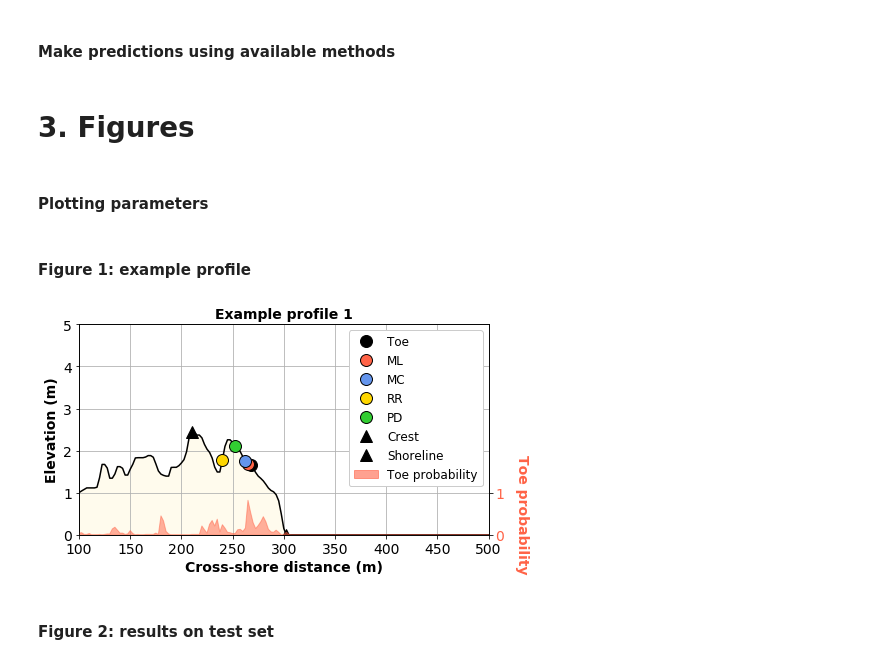
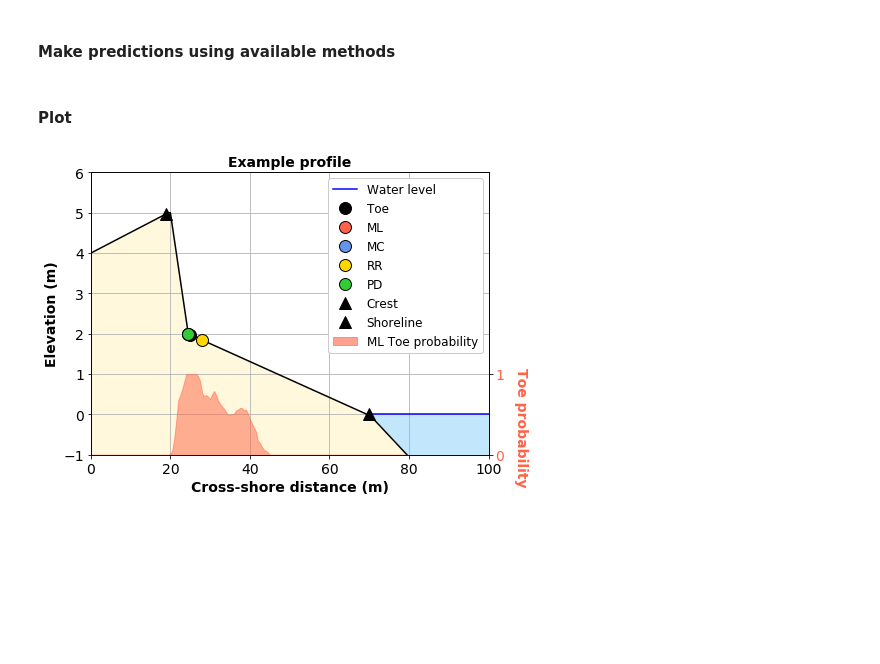
Before and after one commit to TomasBeuzen/pybeach, a Jupyter notebook: example.ipynb, the cells around one changed output. Cells and saved outputs as stored; diff of their text form; code cells hidden in the pictures; blank space fills up the shorter version.

```diff
--- a/example.ipynb
+++ b/example.ipynb
@@ -60,9 +23,10 @@ with open('pydune/classifiers/barrier_island_clf.joblib', 'wb') as f:
+# %%
+x = np.arange(0, 80, 0.5)
+z = np.concatenate((np.linspace(4, 5, 40),
+                    np.linspace(5, 2, 10),
+                    np.linspace(2, 0, 91)[1:],
+                    np.linspace(0, -1, 20)))
+
+toe = np.array([50])
 # %% [markdown]
 #### Instantiate `profile` class
-# %%
-# Load data
-with open('data/SR04_test.pkl', 'rb') as f:
-    SR04_data = pickle.load(f)
-x, z, toe = SR04_data['x'], SR04_data['z'], SR04_data['toe']
-# Instantiate class
-p = Profile(x, z)
@@ -70,16 +36,14 @@ p = Profile(x, z)
 #### Make predictions using available methods
 # %%
 # Make predictions
-toe_ml, prob_ml = p.predict_dunetoe_ml('SR04_train_clf')
+toe_ml, prob_ml = p.predict_dunetoe_ml('wave_embayed_clf')
 toe_mc = p.predict_dunetoe_mc()
-toe_rr = p.predict_dunetoe_rr(21, 0.3)
+toe_rr = p.predict_dunetoe_rr()
 toe_pd = p.predict_dunetoe_pd()
 crest = p.predict_dunecrest()
 shoreline = p.predict_shoreline()
-# %% [markdown]
-# 3. Figures <a name='3'></a>
-# %% [markdown]
-#### Plotting parameters
+# %% [markdown]
+#### Plot
 # %%
 # Plotting Paramaters
 params = {'legend.fontsize': 12,
@@ -91,40 +55,38 @@ params = {'legend.fontsize': 12,
            'ytick.labelsize': 14,
            'mathtext.default':'regular'}
 plt.rcParams.update(params)
-# %% [markdown]
-#### Figure 1: example profile
 # %%
-n = 1 # profile to plot
-
-fig, axes = plt.subplots(1, 1, figsize=(7, 4))
-toes = [toe[n], toe_ml[n], toe_mc[n], toe_rr[n], toe_pd[n]]
+fig, axes = plt.subplots(1, 1, figsize=(7, 5))
+toes = [toe, toe_ml, toe_mc, toe_rr, toe_pd]
 labels = ['Toe', 'ML', 'MC', 'RR', 'PD']
 colors = ['k', 'tomato', 'cornflowerblue', 'gold', 'limegreen']
 
-axes.set_title(f'Example profile {n}')
-axes.plot(p.x, p.z[n], '-k')
-axes.fill_between(p.x, p.z[n], color='cornsilk', alpha=0.5)
-axes.axvspan(-10, -9, color='tomato', alpha = 0.6, label='Toe probability') # legend placeholder
+axes.set_title('Example profile')
+axes.plot(x, z, '-k')
+axes.plot([70, 100], [0, 0], 'b', label="Water level")
+axes.fill_between([70, 100], [0, 0], y2=-1, color='lightskyblue', alpha=0.5)
+axes.fill_between(x, z, y2=-1, color='cornsilk', alpha=1)
+axes.axvspan(-10, -9, color='tomato', alpha = 0.6, label='ML Toe probability') # legend placeholder
 for i, itoe in enumerate(toes):
-    axes.plot(p.x[itoe], p.z[n, itoe],
+    axes.plot(x[itoe], z[itoe],
               'o', color=colors[i], ms=12, mec='k', label=labels[i])
-axes.plot(p.x[crest[n]], p.z[n, crest[n]], '^', color='k', ms=12, mec='k', label='Crest')
-axes.plot(p.x[shoreline[n]], p.z[n, shoreline[n]], '^', color='k', ms=12, mec='k', label='Shoreline')
-axes.set_xlim(100, 500)
-axes.set_ylim(0, 5)
+axes.plot(x[crest], z[crest], '^', color='k', ms=12, mec='k', label='Crest')
+axes.plot(x[shoreline], z[shoreline], '^', color='k', ms=12, mec='k', label='Shoreline')
+axes.set_xlim(0, 100)
+axes.set_ylim(-1, 6)
 axes.set_xlabel('Cross-shore distance (m)')
 axes.set_ylabel('Elevation (m)')
 axes.grid()
 axes.legend(framealpha=1)
 
 axes2 = axes.twinx()
-axes2.fill_between(p.x, prob_ml[n,], color='tomato', alpha=0.5)
-axes2.set_ylim(0, 5)
+axes2.fill_between(x, prob_ml[0], color='tomato', alpha=0.5)
+axes2.set_ylim(0, 3.5)
 axes2.set_yticks([0, 1])
 axes2.tick_params(axis='y', labelcolor='tomato')
 axes2.yaxis.set_label_coords(1.1, 0.1)
 axes2.set_ylabel('Toe probability', color='tomato', rotation=270)
 
 plt.tight_layout()
 # %% [output]
-[figure, old version]
+[figure, new version]
@@ -133,2 +92,0 @@ plt.tight_layout()
-# %% [markdown]
-#### Figure 2: results on test set
```
Also changed, not shown: parts of 16 cells of this notebook, 9 other files.
